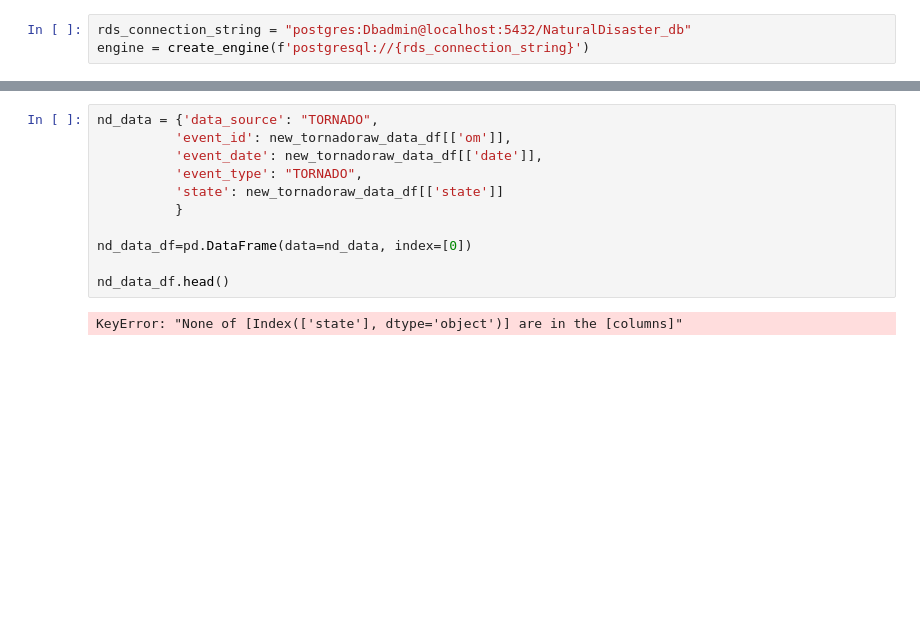
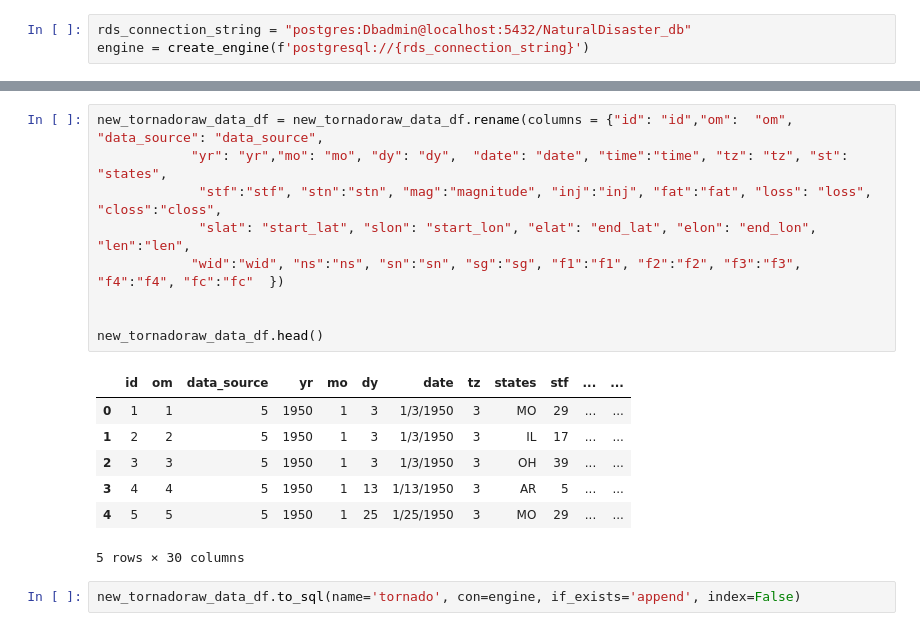
Before and after one commit to msfa12th/fema-disasters, a Jupyter notebook: TORNADO_Jackie/tornado.ipynb, the cells around one changed output, grey strips where cells are left out. Cells and saved outputs as stored; diff of their text form; blank space fills up the shorter version.

```diff
--- a/TORNADO_Jackie/tornado.ipynb
+++ b/TORNADO_Jackie/tornado.ipynb
@@ -112,13 +61,19 @@ SyntaxError: invalid syntax (<ipython-input-33-f67203291b2e>, line 3)
-# %%
-nd_data = {'data_source': "TORNADO",
-          'event_id': new_tornadoraw_data_df[['om']],
-          'event_date': new_tornadoraw_data_df[['date']],
-          'event_type': "TORNADO",
-          'state': new_tornadoraw_data_df[['state']]
-          }
-
-nd_data_df=pd.DataFrame(data=nd_data, index=[0])
-
-nd_data_df.head()
-# %% [output]
-KeyError: "None of [Index(['state'], dtype='object')] are in the [columns]"
+# %%
+new_tornadoraw_data_df = new_tornadoraw_data_df.rename(columns = {"id": "id","om":  "om", "data_source": "data_source",
+            "yr": "yr","mo": "mo", "dy": "dy",  "date": "date", "time":"time", "tz": "tz", "st": "states",
+             "stf":"stf", "stn":"stn", "mag":"magnitude", "inj":"inj", "fat":"fat", "loss": "loss", "closs":"closs",
+             "slat": "start_lat", "slon": "start_lon", "elat": "end_lat", "elon": "end_lon", "len":"len",
+            "wid":"wid", "ns":"ns", "sn":"sn", "sg":"sg", "f1":"f1", "f2":"f2", "f3":"f3",  "f4":"f4", "fc":"fc"  })
+
+
+new_tornadoraw_data_df.head()
+# %% [output]
+|  | id | om | data_source | yr | mo | dy | date | tz | states | stf | ... | ... |
+| 0 | 1 | 1 | 5 | 1950 | 1 | 3 | 1/3/1950 | 3 | MO | 29 | ... | ... |
+| 1 | 2 | 2 | 5 | 1950 | 1 | 3 | 1/3/1950 | 3 | IL | 17 | ... | ... |
+| 2 | 3 | 3 | 5 | 1950 | 1 | 3 | 1/3/1950 | 3 | OH | 39 | ... | ... |
+| 3 | 4 | 4 | 5 | 1950 | 1 | 13 | 1/13/1950 | 3 | AR | 5 | ... | ... |
+| 4 | 5 | 5 | 5 | 1950 | 1 | 25 | 1/25/1950 | 3 | MO | 29 | ... | ... |
+5 rows × 30 columns
+# %%
+new_tornadoraw_data_df.to_sql(name='tornado', con=engine, if_exists='append', index=False)
```
Also changed, not shown: parts of 9 cells of this notebook.
